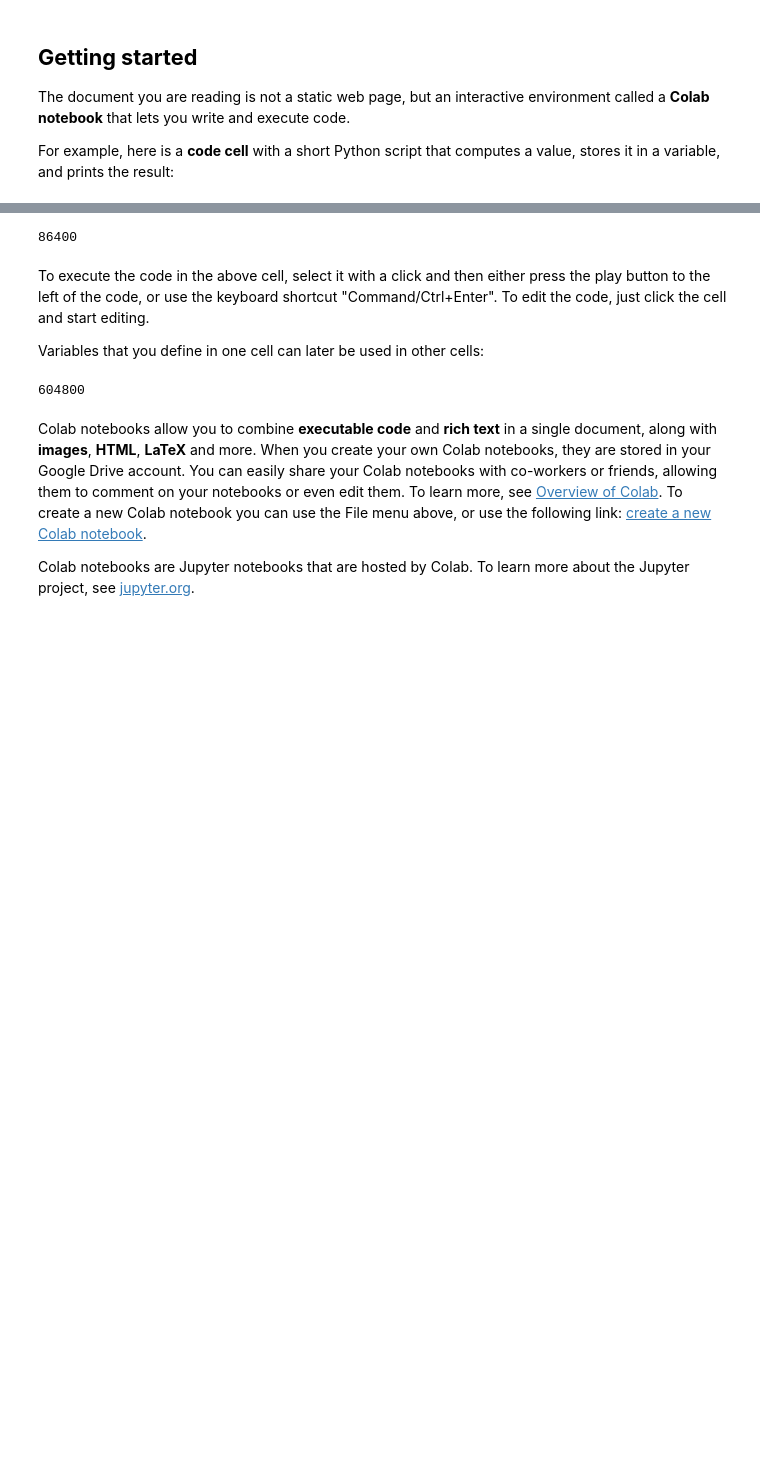
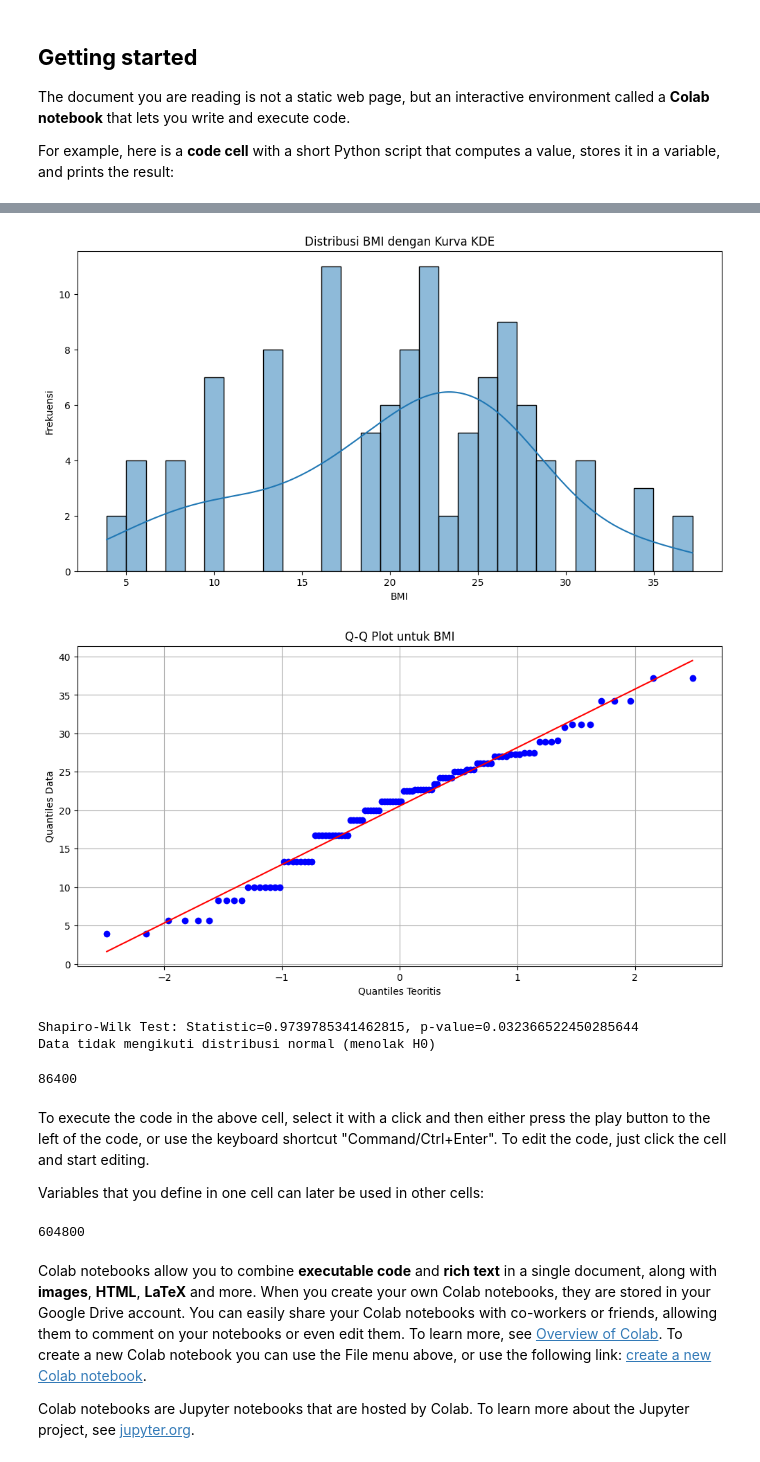
Before and after one commit to Avinda04/UAS-AI, a Jupyter notebook: Klasifikasi_obesitas.ipynb, the cells around one changed output, grey strips where cells are left out. Cells and saved outputs as stored; diff of their text form; code cells hidden in the pictures; blank space fills up the shorter version.

```diff
--- a/Klasifikasi_obesitas.ipynb
+++ b/Klasifikasi_obesitas.ipynb
@@ -55,3 +359,40 @@ For example, here is a **code cell** with a short Python script that computes a
+# %%
+
+# Import distriibusi normal
+import scipy.stats as stats
+
+# 1. Visualisasi Histogram dan Kurva KDE
+plt.figure(figsize=(12, 6))
+sns.histplot(data['BMI'], kde=True, bins=30)
+plt.title('Distribusi BMI dengan Kurva KDE')
+plt.xlabel('BMI')
+plt.ylabel('Frekuensi')
+plt.show()
+
+# 2. Q-Q Plot
+plt.figure(figsize=(12, 6))
+stats.probplot(data['BMI'], dist="norm", plot=plt)
+plt.title('Q-Q Plot untuk BMI')
+plt.xlabel('Quantiles Teoritis')
+plt.ylabel('Quantiles Data')
+plt.grid()
+plt.show()
+
+# 3. Uji Normalitas (Shapiro-Wilk)
+shapiro_test = stats.shapiro(data['BMI'])
+print(f'Shapiro-Wilk Test: Statistic={shapiro_test.statistic}, p-value={shapiro_test.pvalue}')
+
+# Interpretasi hasil uji normalitas
+alpha = 0.05
+if shapiro_test.pvalue > alpha:
+    print("Data mengikuti distribusi normal (gagal menolak H0)")
+else:
+    print("Data tidak mengikuti distribusi normal (menolak H0)")
+# %% [output]
+[figure, added]
+[figure, added]
+Shapiro-Wilk Test: Statistic=0.9739785341462815, p-value=0.032366522450285644
+Data tidak mengikuti distribusi normal (menolak H0)
 # %%
 seconds_in_a_day = 24 * 60 * 60
 seconds_in_a_day
```
Also changed, not shown: parts of 14 cells of this notebook.
